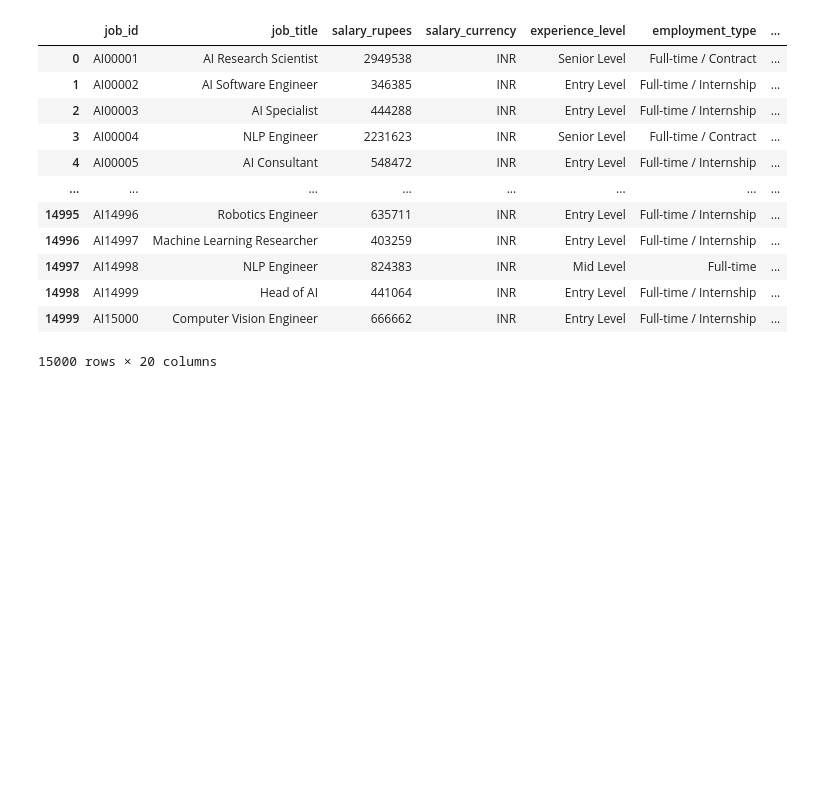
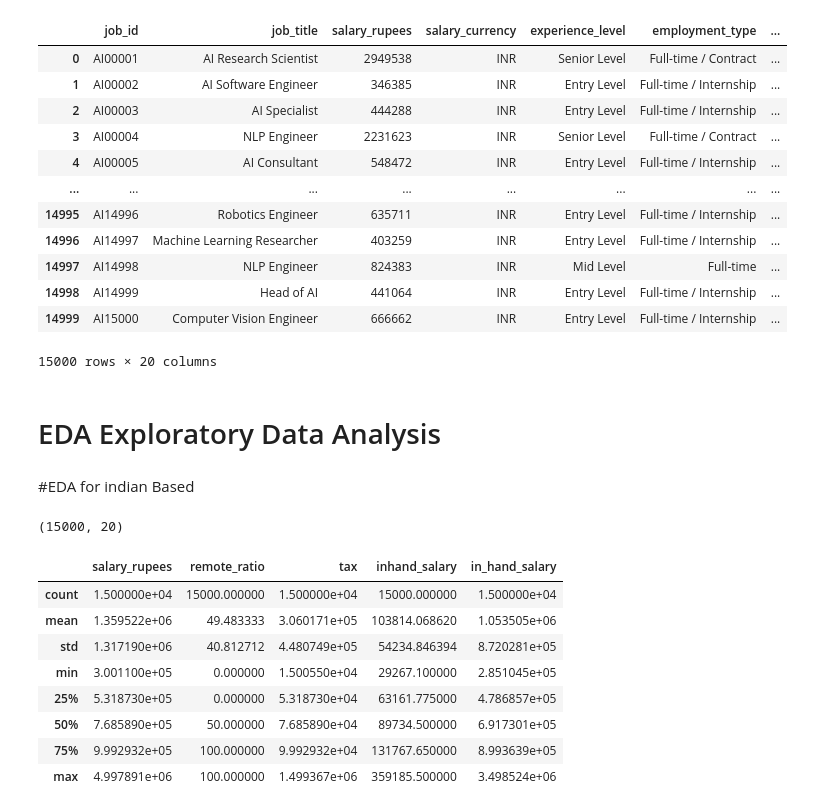
Before and after one commit to AJ0043/advance-ai-job-portal, a Jupyter notebook: Job_portal.ipynb, the cells around one changed output. Cells and saved outputs as stored; diff of their text form; code cells hidden in the pictures; blank space fills up the shorter version.

```diff
--- a/Job_portal.ipynb
+++ b/Job_portal.ipynb
@@ -3848,3 +3848,26 @@ indian_Based
 15000 rows × 20 columns
 # %%
 indian_Based.to_csv('indian_Based.csv', index=False)
+# %% [markdown]
+# EDA Exploratory Data Analysis
+# %% [markdown]
+#EDA for indian Based
+# %%
+import pandas as pd
+indian_Based = pd.read_csv('/content/indian_Based.csv')
+# %%
+indian_Based.shape
+# %% [output]
+(15000, 20)
+# %%
+indian_Based.describe()
+# %% [output]
+|  | salary_rupees | remote_ratio | tax | inhand_salary | in_hand_salary |
+| count | 1.500000e+04 | 15000.000000 | 1.500000e+04 | 15000.000000 | 1.500000e+04 |
+| mean | 1.359522e+06 | 49.483333 | 3.060171e+05 | 103814.068620 | 1.053505e+06 |
+| std | 1.317190e+06 | 40.812712 | 4.480749e+05 | 54234.846394 | 8.720281e+05 |
+| min | 3.001100e+05 | 0.000000 | 1.500550e+04 | 29267.100000 | 2.851045e+05 |
+| 25% | 5.318730e+05 | 0.000000 | 5.318730e+04 | 63161.775000 | 4.786857e+05 |
+| 50% | 7.685890e+05 | 50.000000 | 7.685890e+04 | 89734.500000 | 6.917301e+05 |
+| 75% | 9.992932e+05 | 100.000000 | 9.992932e+04 | 131767.650000 | 8.993639e+05 |
+| max | 4.997891e+06 | 100.000000 | 1.499367e+06 | 359185.500000 | 3.498524e+06 |
```
Also changed, not shown: parts of 15 cells of this notebook.
